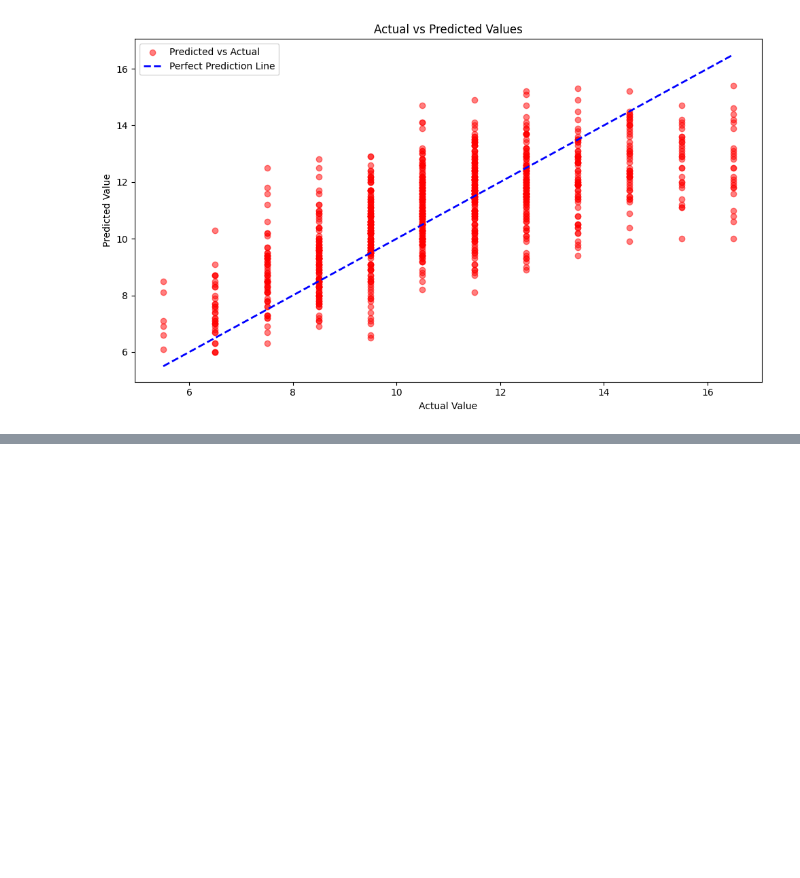
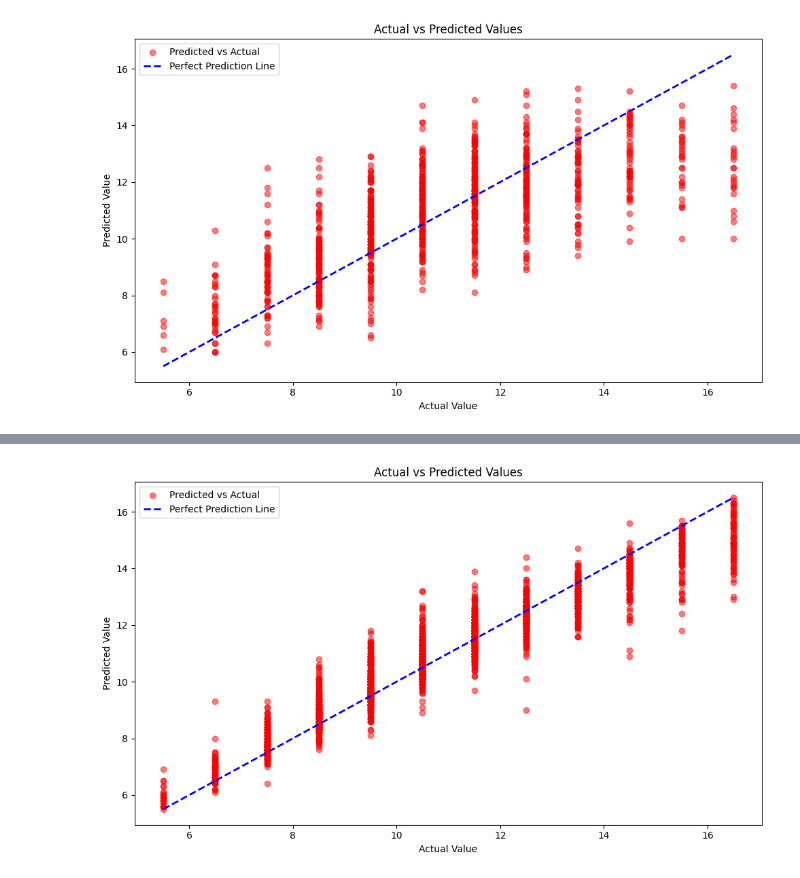
Before and after one commit to SovansunchhayKhoun/final-ml-project, a Jupyter notebook: abalone_age_prediction_random_forest.ipynb, the cells around one changed output, grey strips where cells are left out. Saved outputs shown, nothing was run; the diff lists cells and outputs as text; code cells hidden in the pictures; blank space fills up the shorter version.

```diff
--- a/abalone_age_prediction_random_forest.ipynb
+++ b/abalone_age_prediction_random_forest.ipynb
@@ -400,3 +403,6 @@ from helper_functions import plot_pred
 plot_pred(y_test, y_test_pred)
 # %% [output]
 [figure]
+# %%
+y_train_pred = model_1.predict(X_train)
+y_train_pred[:5], y_train[:5]
@@ -402,0 +417,4 @@ plot_pred(y_test, y_test_pred)
+# %%
+plot_pred(y_train, y_train_pred)
+# %% [output]
+[figure, added]
```
Also changed, not shown: parts of 2 cells of this notebook, 3 other files.
